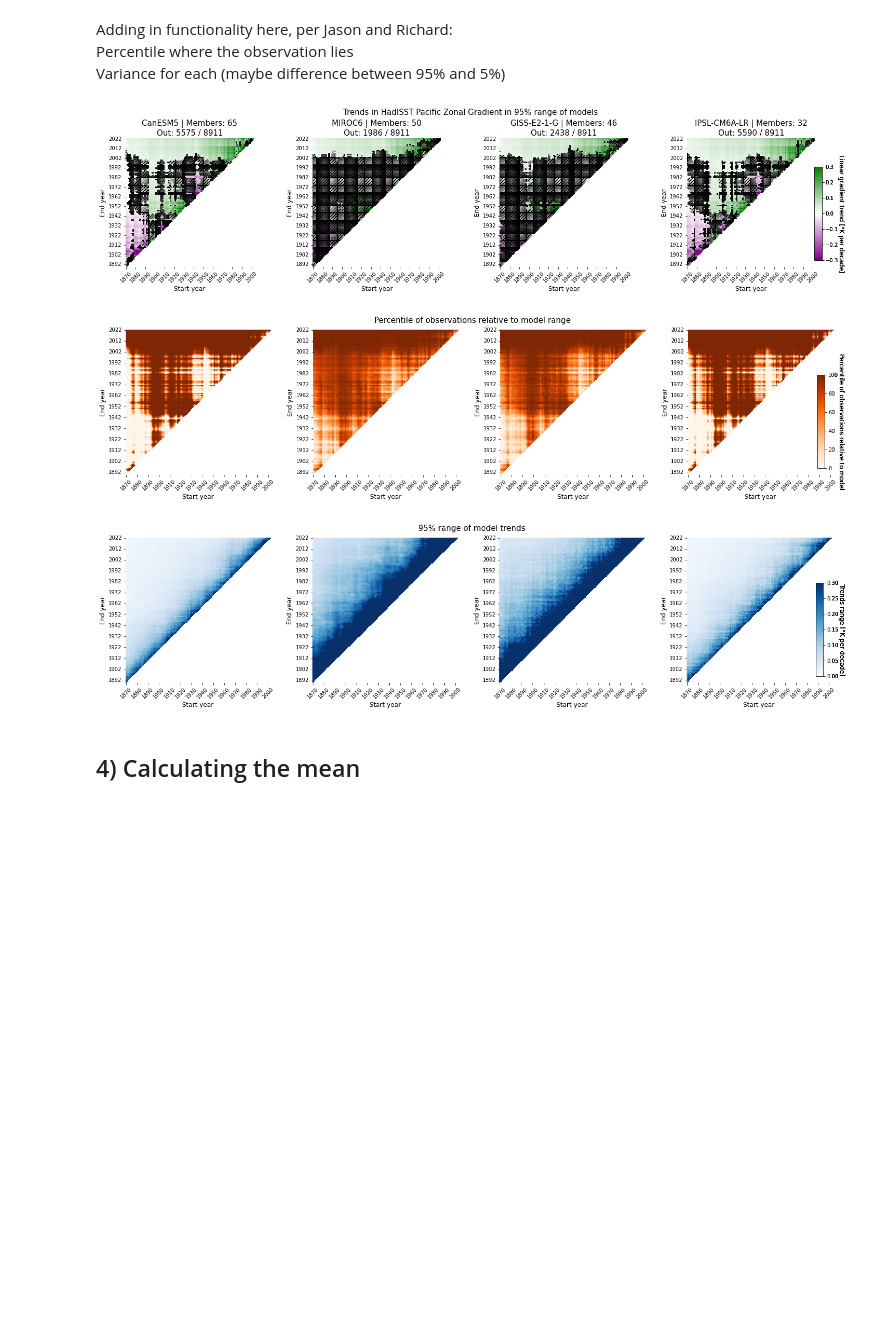
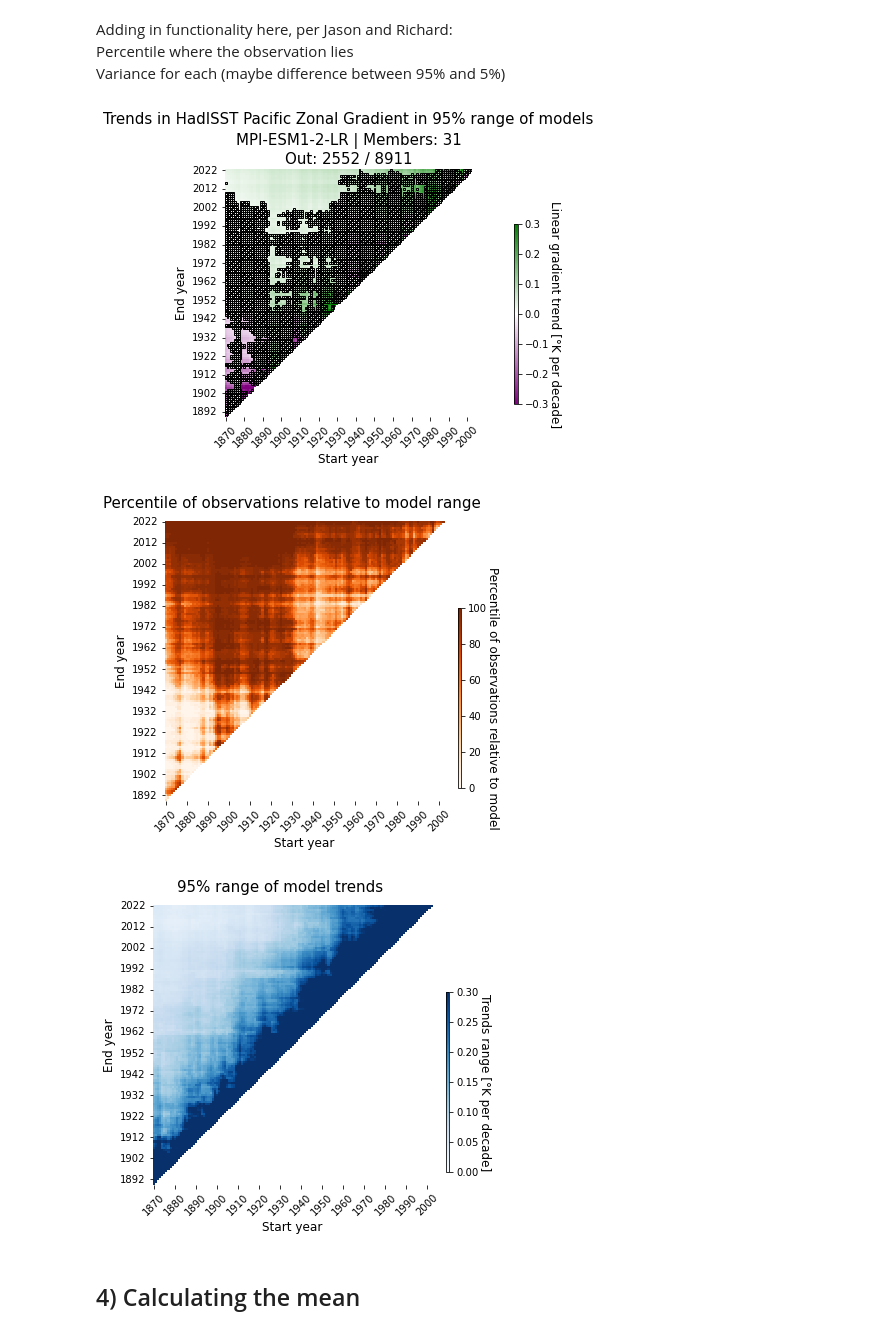
Before and after one commit to hanbyrne1995/gradient_project, a Jupyter notebook: LE_ModelRange_vs_Obs.ipynb, the cells around one changed output. Drawn from its saved outputs; the diff is of its cells as text; code cells hidden in the pictures; blank space fills up the shorter version.

```diff
--- a/LE_ModelRange_vs_Obs.ipynb
+++ b/LE_ModelRange_vs_Obs.ipynb
@@ -49,16 +49,16 @@ from GradientProjectFunctions import CalculateModelRange, CalculateObsPercentile
 #______Trends and Gradients________
 pathBase = '/home/hbyrne/Research/Gradient_project/gradient_project/Outputs/'
 #trendsDirEnd = 'Trends_' + str(date.today())
-trendsDirEnd = 'Trends2_' + '2024-03-14'
+trendsDirEnd = 'Trends_MASTER'
 #gradientsDirEnd = 'Gradients_' + str(date.today())
-gradientsDirEnd = 'Gradients2_' + '2024-03-14'
+gradientsDirEnd = 'Gradients_MASTER'
 
 trendsDir = pathBase + trendsDirEnd
 gradientsDir = pathBase + gradientsDirEnd
 
 #_____Plots________
 pathBase = '/home/hbyrne/Research/Gradient_project/gradient_project/Outputs/'
-plotsEnd = 'Plots_' + str(date.today())
+plotsEnd = 'Plots_MASTER'
 
 plotsDir = pathBase + plotsEnd
 
@@ -88,8 +88,8 @@ inputScenario = pd.read_csv(fileName)
 
 # selecting the models
 #models = ['MIROC-ES2L', 'ACCESS-ESM1-5', 'CNRM-CM6-1'] # moving EC Earth because it didn't run (short scenarios)
-#models = ['EC-Earth3']
-models = ['CanESM5', 'MIROC6', 'GISS-E2-1-G', 'IPSL-CM6A-LR']
+models = ['MPI-ESM1-2-LR']
+#models = ['CanESM5', 'MIROC6', 'GISS-E2-1-G', 'IPSL-CM6A-LR']
 
 # filtering for the subset of links we are interested in
 # first filtering the Scenario datasets because these are more limited
@@ -340,7 +334,7 @@ Variance for each (maybe difference between 95% and 5%)
 os.chdir(trendsDir)
 
 # model names so it can loop through and just select those models
-models = ['CanESM5', 'MIROC6', 'GISS-E2-1-G', 'IPSL-CM6A-LR']
+# models = ['CanESM5', 'MIROC6', 'GISS-E2-1-G', 'IPSL-CM6A-LR']
 
 # establishing some dictionaries to hold universal values (for now just universal 95% and 5% for all models)
 dictLowerUni = defaultdict(list)
@@ -491,36 +485,36 @@ for i, model in enumerate(models):
 
     ax = fig3.add_subplot(nRows, nCols, i+1)
     ax.set_aspect('equal')
     #ax.set_title(f'{model}', fontsize = 15)
     plot = sns.heatmap(dfRange, cmap = cmap, ax = ax, vmin = vmin, vmax = vmax, xticklabels = 10, yticklabels = 10, cbar = False, norm = norm)
     ax.tick_params(axis = 'x', rotation = 45)
     ax.tick_params(axis = 'y', rotation = 0)
     ax.set_ylabel('End year', fontsize = 12)
     ax.set_xlabel('Start year', fontsize = 12)
 
     cbarAx = fig3.add_axes([0.96, 0.18, 0.01, 0.5])
     colorBar = fig3.colorbar(cm.ScalarMappable(norm = norm, cmap = cmap), cax = cbarAx)
     colorBar.set_label('Trends range [°K per decade]', rotation = 270, labelpad = 12, fontsize = 12)
 
 # saving the figures
 # making and changing the directory
 if os.path.isdir(plotsDir):
     os.chdir(plotsDir)
 else:
     os.mkdir(plotsDir)
     os.chdir(plotsDir)
 
 fileName = 'Model_summaries'
 
 for i, fig in enumerate(plt.get_fignums()):
     plt.figure(fig)
     plt.savefig(f'{fileName}_{i}.png')
 
 plt.show()
 # %% [output]
-[figure, old version]
+[figure, new version]
-[figure, old version]
+[figure, new version]
-[figure, old version]
+[figure, new version]
 # %% [markdown]
 ## 4) Calculating the mean
 # %%
```
Also changed, not shown: parts of 7 cells of this notebook.
